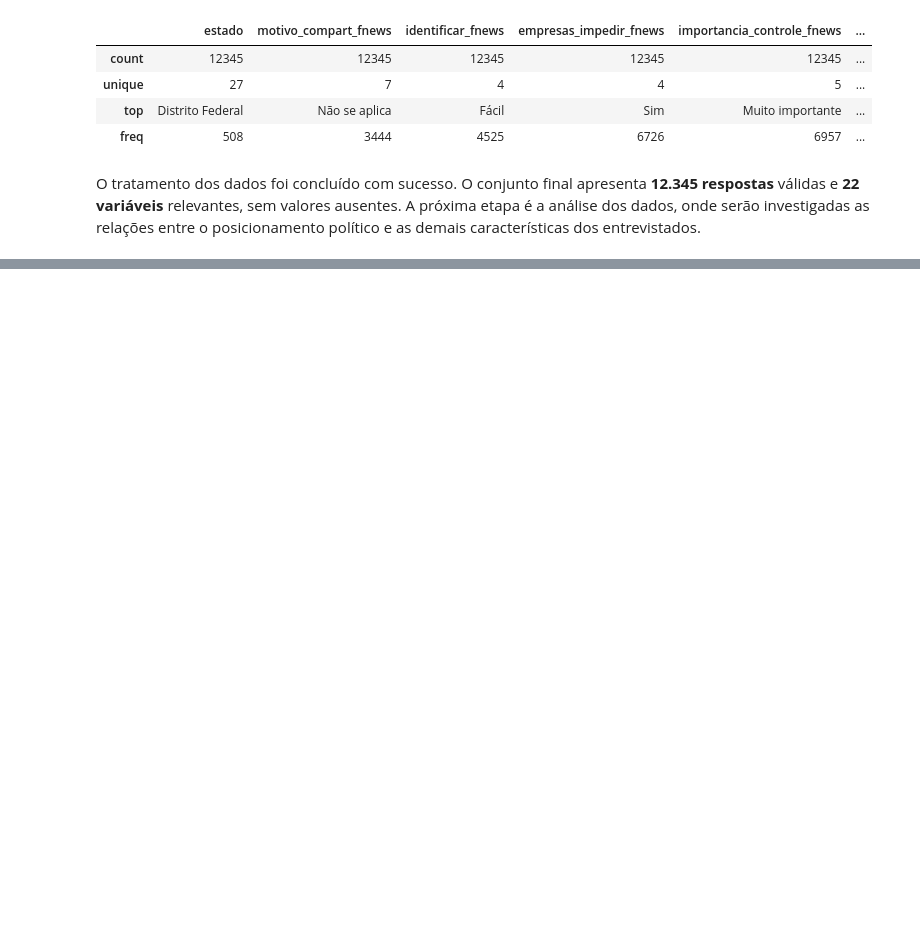
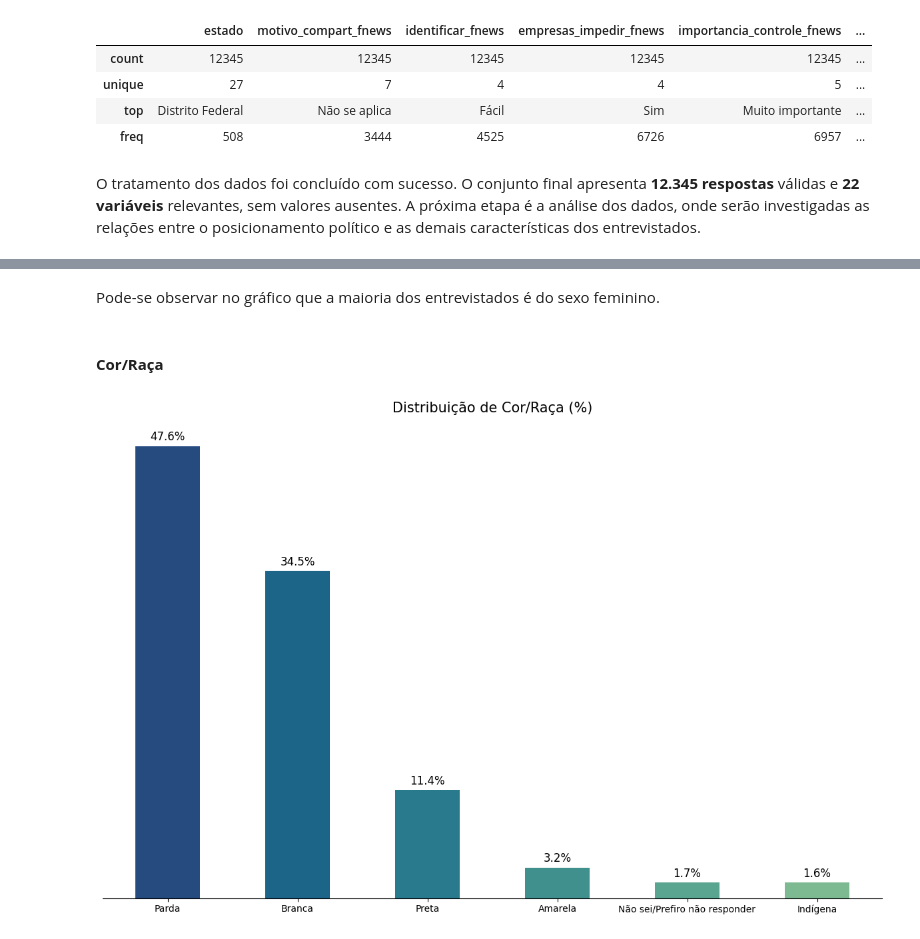
Before and after one commit to h-Soares/ds-espectro-politico-brasil, a Jupyter notebook: project.ipynb, the cells around one changed output, grey strips where cells are left out. Cells and saved outputs as stored; diff of their text form; code cells hidden in the pictures; blank space fills up the shorter version.

```diff
--- a/project.ipynb
+++ b/project.ipynb
@@ -358,0 +436,23 @@ O tratamento dos dados foi concluído com sucesso. O conjunto final apresenta **
+# %% [markdown]
+Pode-se observar no gráfico que a maioria dos entrevistados é do sexo feminino.
+# %% [markdown]
+#### **Cor/Raça**
+# %%
+ax = df['cor_raca'].value_counts(normalize=True).mul(100).plot(kind='bar', color=sns.color_palette("crest", n_colors=len(df['cor_raca'].unique()))[::-1], rot=0, figsize=(12,8))
+
+for container in ax.containers:
+    ax.bar_label(container, fmt='%.1f%%', label_type='edge', padding=3, fontsize=12)
+
+ax.get_yaxis().set_visible(False)
+ax.set_title('Distribuição de Cor/Raça (%)', fontsize=15, pad=12)
+ax.set_xlabel("")
+
+ax.spines['top'].set_visible(False)
+ax.spines['right'].set_visible(False)
+ax.spines['left'].set_visible(False)
+
+plt.tight_layout()
+plt.savefig(r'images\cor_raca.png')
+plt.show()
+# %% [output]
+[figure, added]
```
Also changed, not shown: parts of 28 cells of this notebook, 9 other files.
